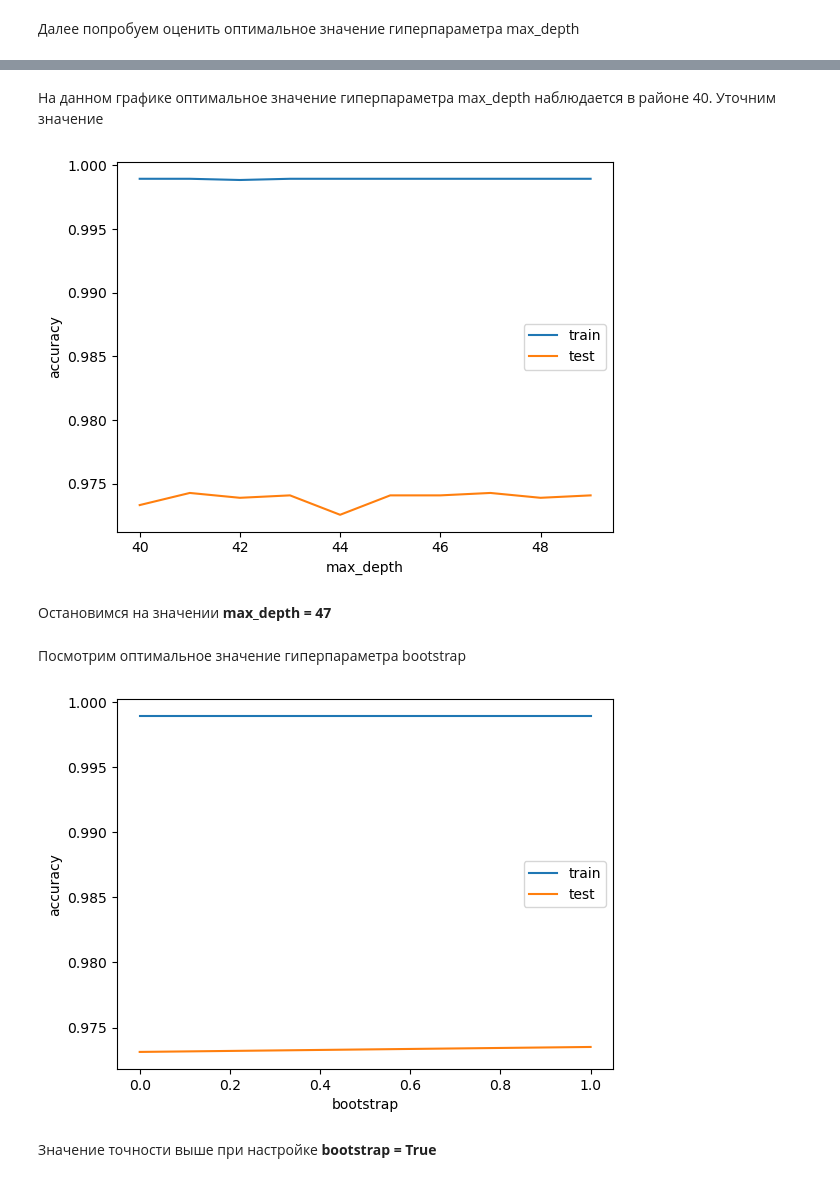
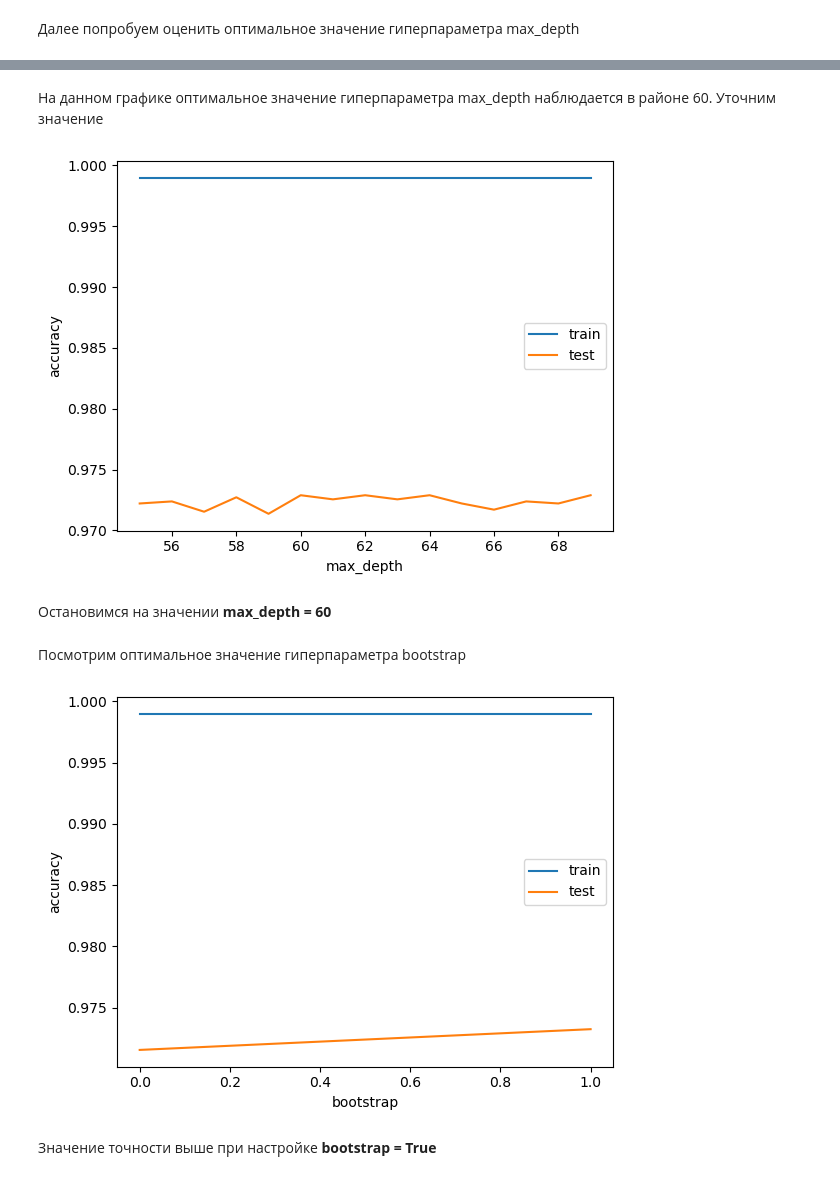
Before and after one commit to Crause/Phishing-Mail-Detection-Using-Neural-Networks, a Jupyter notebook: Phishing-Mail-Detection-Using-Neural-Networks.ipynb, the cells around one changed output, grey strips where cells are left out. Saved outputs shown, nothing was run; the diff lists cells and outputs as text; code cells hidden in the pictures.

```diff
--- a/Phishing-Mail-Detection-Using-Neural-Networks.ipynb
+++ b/Phishing-Mail-Detection-Using-Neural-Networks.ipynb
@@ -889,12 +999,11 @@ plt.legend(bbox_to_anchor=(1.05, 1), loc=2, borderaxespad=0.)
 # %% [markdown]
 Воссоздадим набор данных для обучения
 # %%
-from sklearn import model_selection
 df = pd.read_csv("./Data/data.csv").drop('Unnamed: 0', axis=1)
 x = df.drop(columns=["class_label"]).values
 y = df["class_label"].values
 
-x_train, x_test, y_train, y_test = train_test_split(x, y, random_state=34, test_size=0.2)
+x_train, x_test, y_train, y_test = train_test_split(x, y, random_state=34, test_size=0.1)
 # %% [markdown]
 Посчитаем оптимальный параметр n_estimators
 # %%
@@ -955,29 +1064,29 @@ plt.show()
 # %% [markdown]
-На данном графике оптимальное значение гиперпараметра max_depth наблюдается в районе 40. Уточним значение
+На данном графике оптимальное значение гиперпараметра max_depth наблюдается в районе 60. Уточним значение
 # %%
-num_md = np.arange(40, 50, 1)
+num_md = np.arange(55, 70, 1)
 train_scoreNum, test_scoreNum = model_selection.validation_curve(
-                                RandomForestClassifier(n_estimators=130),
+                                ExtraTreesClassifier(n_estimators=197),
                                 X = x_train, y = y_train,
                                 param_name = 'max_depth',
                                 param_range = num_md, cv = 3)
 
 plt.plot(num_md, np.mean(train_scoreNum, axis = 1))
 plt.plot(num_md, np.mean(test_scoreNum, axis = 1))
 plt.ylabel('accuracy')
 plt.xlabel('max_depth')
 plt.legend(['train', 'test'], loc='center right')
 plt.show()
 # %% [output]
-[figure, old version]
+[figure, new version]
 # %% [markdown]
-Остановимся на значении **max_depth = 47**
+Остановимся на значении **max_depth = 60**
 # %% [markdown]
 Посмотрим оптимальное значение гиперпараметра bootstrap
 # %%
 num_bs = np.array([False, True])
 train_scoreNum, test_scoreNum = model_selection.validation_curve(
-                                RandomForestClassifier(n_estimators=130, max_depth=47),
+                                ExtraTreesClassifier(n_estimators=197, max_depth=60),
                                 X = x_train, y = y_train,
                                 param_name = 'bootstrap',
                                 param_range = num_bs, cv = 3)
@@ -989,7 +1098,7 @@ plt.xlabel('bootstrap')
 plt.legend(['train', 'test'], loc='center right')
 plt.show()
 # %% [output]
-[figure, old version]
+[figure, new version]
 # %% [markdown]
 Значение точности выше при настройке **bootstrap = True**
 # %% [markdown]
```
Also changed, not shown: parts of 43 cells of this notebook.
